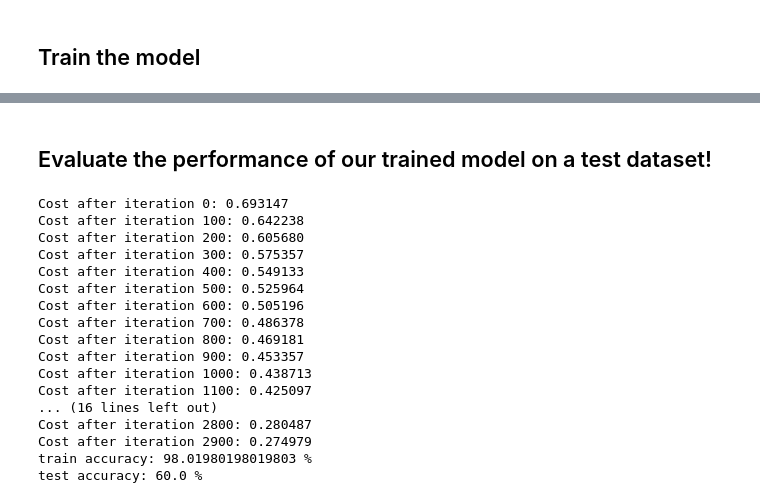
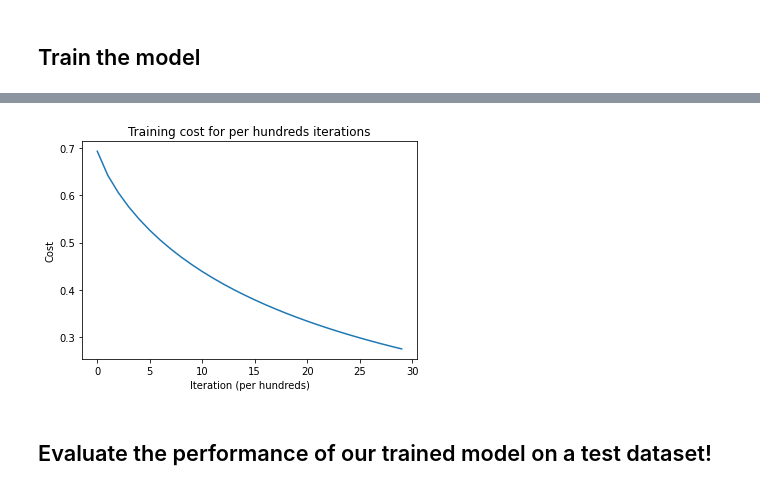
Before and after one commit to shazzad-hasan/machine-learning-from-first-principles, a Jupyter notebook: logistic_regression.ipynb, the cells around one changed output, grey strips where cells are left out. Saved outputs shown, nothing was run; the diff lists cells and outputs as text; code cells hidden in the pictures.

Commit message:
completed logistic regression

```diff
--- a/logistic_regression.ipynb
+++ b/logistic_regression.ipynb
@@ -109,10 +108,13 @@ def sigmoid(z):
 # %%
 def initialize_with_zeros(d):
+  """ Inilitize the model parameters (w,b) with zeros"""
   w = np.zeros((d,1))
   b = 0
   return w, b
 # %%
 def propagation(w, b, X, Y):
+  """ Implement the cost function and it's gradients"""
+
   m = X.shape[1]
 
   # forward propagation
@@ -133,2 +183,35 @@ def propagation(w, b, X, Y):
+# %%
+def model(train_x, train_y, test_x, test_y, num_iterations = 2000, learning_rate = 0.5):
+    """ Builds the logistic regression model and returns a dictionary containing
+        informations about the model.
+    """
+
+    # initialize parameters with zeros
+    w, b = initialize_with_zeros(train_x.shape[0])
+
+    # gradient descent
+    parameters, grads, costs = optimize(w, b, train_x, train_y, learning_rate, num_iterations)
+
+    # retrieve weights and biases
+    w = parameters["w"]
+    b = parameters["b"]
+
+    # predict train and test set examples
+    train_prediction_y = predict(w, b, train_x)
+    text_prediction_y = predict(w, b, test_x)
+
+    print("train accuracy: {} %".format(100 - np.mean(np.abs(train_prediction_y - train_y)) * 100))
+    print("test accuracy: {} %".format(100 - np.mean(np.abs(text_prediction_y - test_y)) * 100))
+
+    # create a dic containing informations about the model
+    d = {"costs": costs,
+         "train_prediction_y" : train_prediction_y,
+         "text_prediction_y": text_prediction_y,
+         "w" : w,
+         "b" : b,
+         "learning_rate" : learning_rate,
+         "num_iterations": num_iterations}
+
+    return d
 # %% [markdown]
 ## Train the model
@@ -158,2 +239,12 @@ def optimize(w, b, X, Y, learning_rate, num_iterations):
+# %%
+# plot learning curve with costs
+costs = np.squeeze(d["costs"])
+plt.plot(costs)
+plt.xlabel("Iteration (per hundreds)")
+plt.ylabel("Cost")
+plt.title("Training cost for per hundreds iterations")
+plt.show()
+# %% [output]
+[figure, added]
 # %% [markdown]
 ## Evaluate the performance of our trained model on a test dataset!
@@ -200,20 +250,0 @@ def model(train_x, train_y, test_x, test_y, num_iterations = 2000, learning_rate
-# %%
-d = model(train_set_x, train_y, test_set_x, test_y, num_iterations = 3000, learning_rate = 0.001)
-# %% [output]
-Cost after iteration 0: 0.693147
-Cost after iteration 100: 0.642238
-Cost after iteration 200: 0.605680
-Cost after iteration 300: 0.575357
-Cost after iteration 400: 0.549133
-Cost after iteration 500: 0.525964
-Cost after iteration 600: 0.505196
-Cost after iteration 700: 0.486378
-Cost after iteration 800: 0.469181
-Cost after iteration 900: 0.453357
-Cost after iteration 1000: 0.438713
-Cost after iteration 1100: 0.425097
-... (16 lines left out)
-Cost after iteration 2800: 0.280487
-Cost after iteration 2900: 0.274979
-train accuracy: 98.01980198019803 %
-test accuracy: 60.0 %
```
Also changed, not shown: parts of 13 cells of this notebook.
